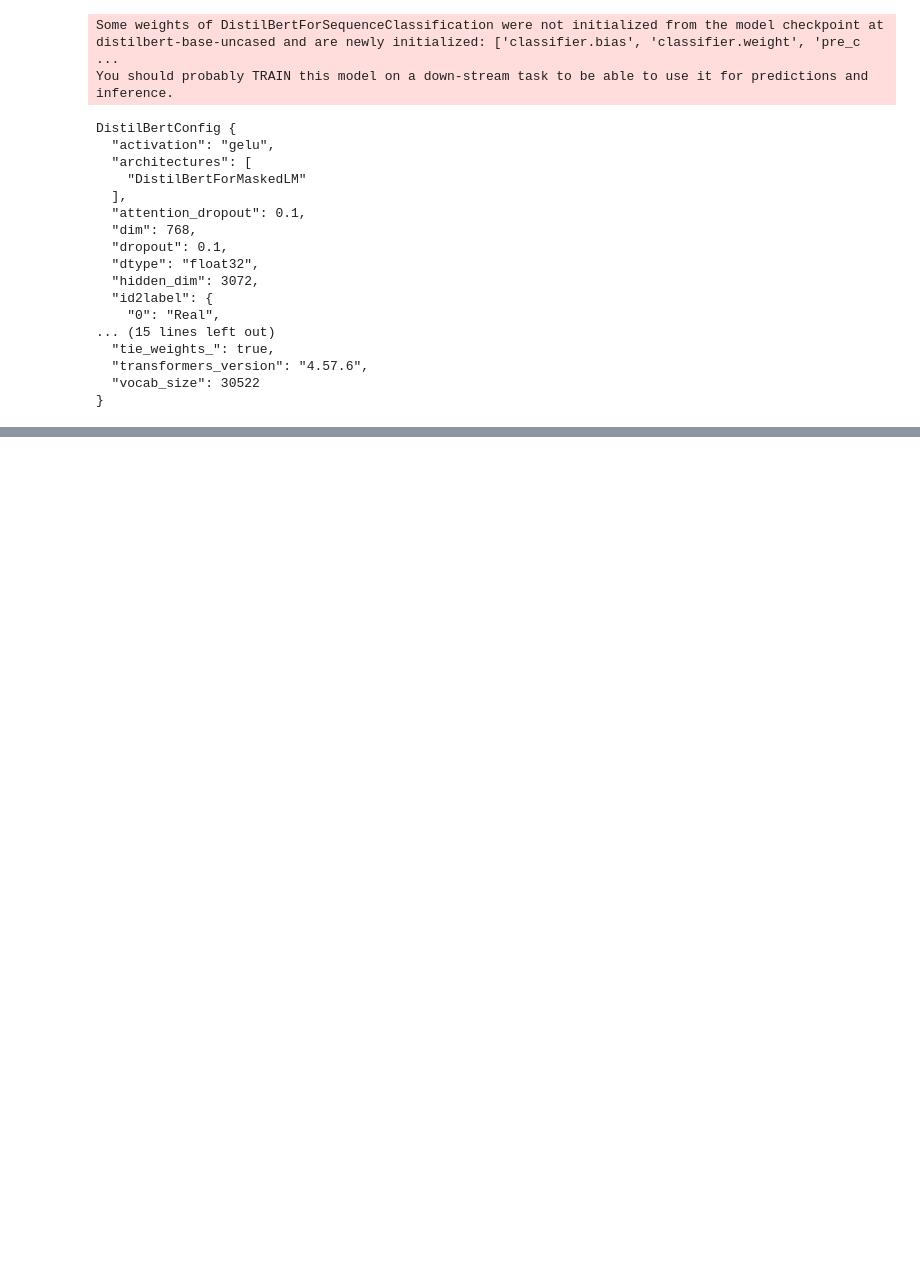
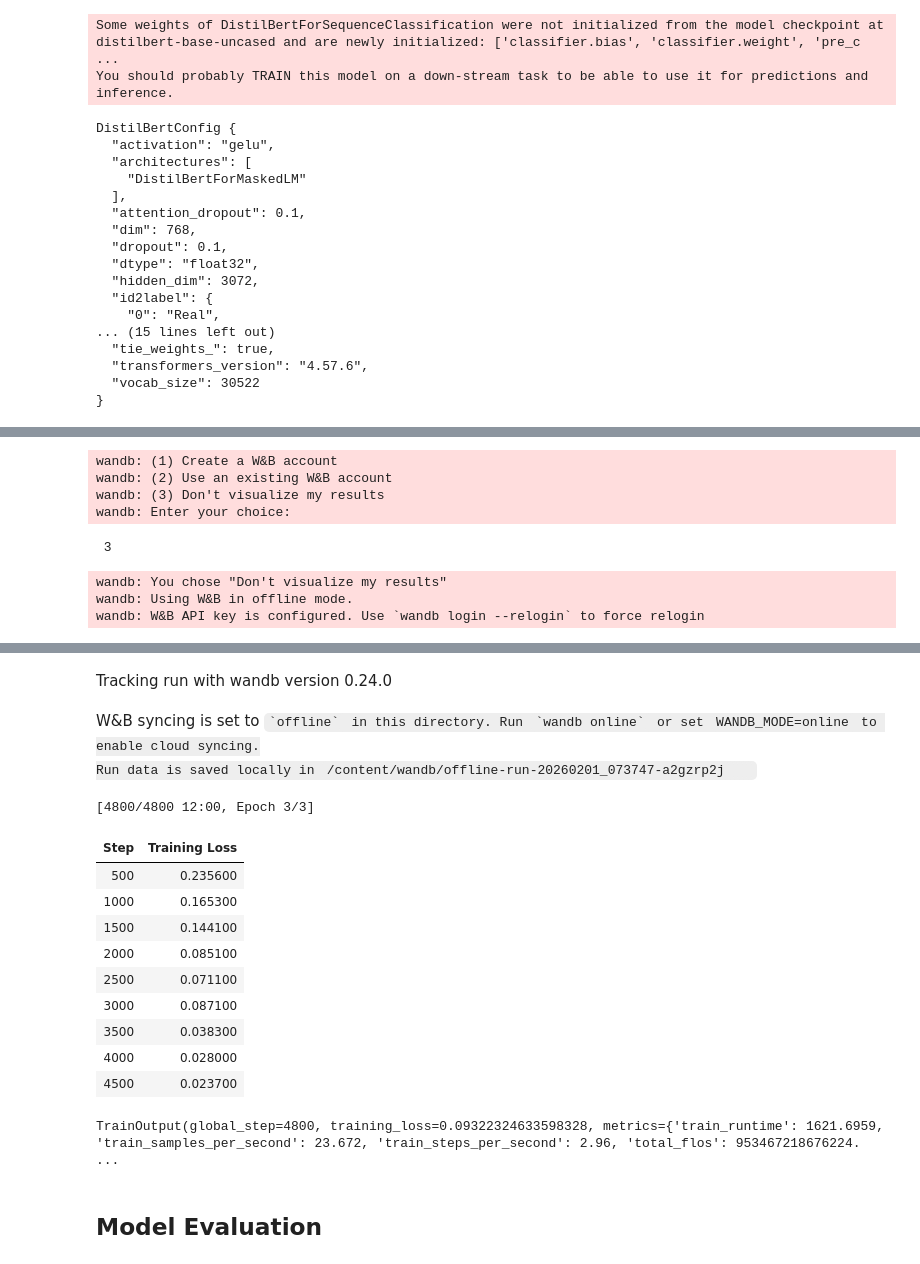
Before and after one commit to tekliyetamiru/Fake-News-Detections-By-Using-DistilBERT-MobileBERT-and-TinyBERT-Model, a Jupyter notebook: Fake_News_Detection.ipynb, the cells around one changed output, grey strips where cells are left out. Cells and saved outputs as stored; diff of their text form; code cells hidden in the pictures; blank space fills up the shorter version.

```diff
--- a/Fake_News_Detection.ipynb
+++ b/Fake_News_Detection.ipynb
@@ -213,0 +236,13 @@ DistilBertConfig {
+# %%
+# Build compute metrics function
+# !pip install evaluate
+
+import evaluate
+import numpy as np
+
+accuracy = evaluate.load("accuracy")
+
+def compute_metrics_evaluate(eval_pred):
+  predictions, labels = eval_pred
+  predictions = np.argmax(predictions, axis=1)
+  return accuracy.compute(predictions=predictions,references=labels)
@@ -213,0 +286,21 @@ DistilBertConfig {
+# %%
+from transformers import Trainer
+
+trainer = Trainer(
+    model=model,
+    compute_metrics=compute_metrics_evaluate,
+    train_dataset=encoded_dataset['train'],
+    eval_dataset=encoded_dataset['validation'],
+    tokenizer=distilbert_tokenizer
+)
+# %%
+trainer.train()
+# %% [output]
+wandb: (1) Create a W&B account
+wandb: (2) Use an existing W&B account
+wandb: (3) Don't visualize my results
+wandb: Enter your choice:
+ 3
+wandb: You chose "Don't visualize my results"
+wandb: Using W&B in offline mode.
+wandb: W&B API key is configured. Use `wandb login --relogin` to force relogin
@@ -213,0 +308,17 @@ DistilBertConfig {
+Tracking run with wandb version 0.24.0
+W&B syncing is set to `offline` in this directory. Run `wandb online` or set WANDB_MODE=online to enable cloud syncing.
+Run data is saved locally in /content/wandb/offline-run-20260201_073747-a2gzrp2j
+[4800/4800 12:00, Epoch 3/3]
+| Step | Training Loss |
+| 500 | 0.235600 |
+| 1000 | 0.165300 |
+| 1500 | 0.144100 |
+| 2000 | 0.085100 |
+| 2500 | 0.071100 |
+| 3000 | 0.087100 |
+| 3500 | 0.038300 |
+| 4000 | 0.028000 |
+| 4500 | 0.023700 |
+TrainOutput(global_step=4800, training_loss=0.09322324633598328, metrics={'train_runtime': 1621.6959, 'train_samples_per_second': 23.672, 'train_steps_per_second': 2.96, 'total_flos': 953467218676224. ...
+# %% [markdown]
+## **Model Evaluation**
```
Also changed, not shown: parts of 14 cells of this notebook.
